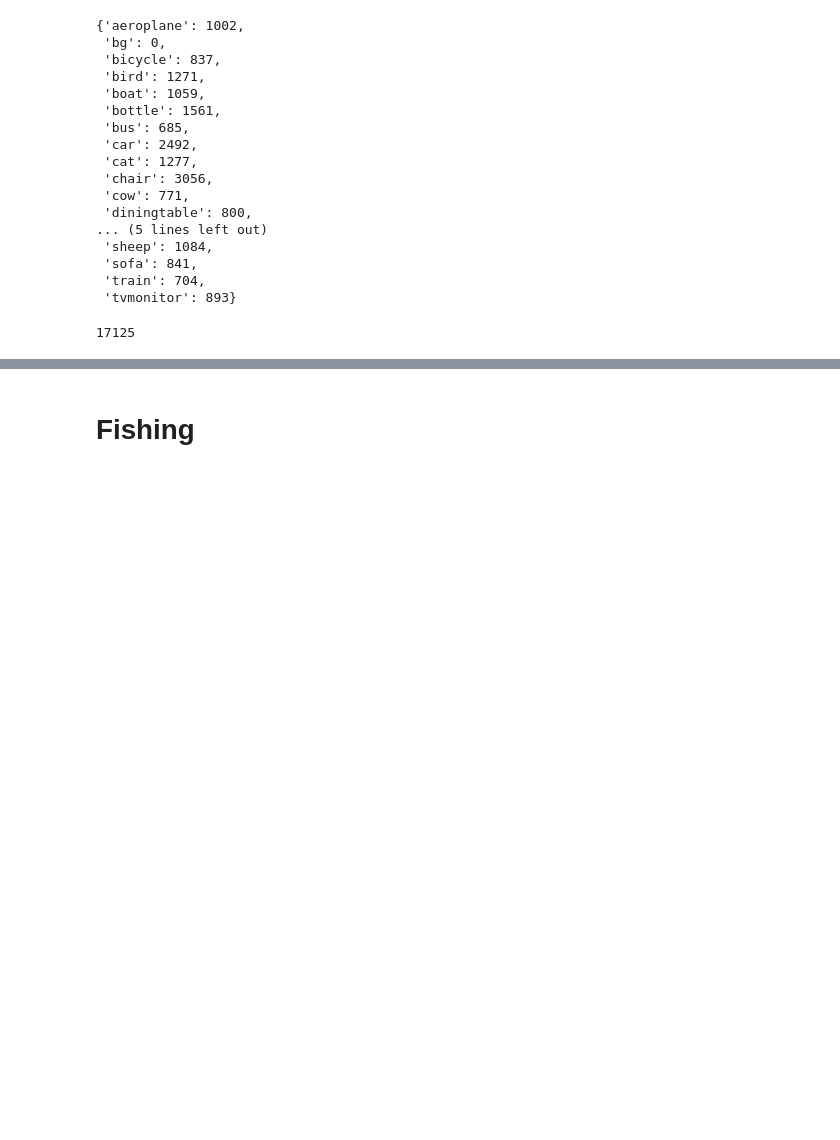
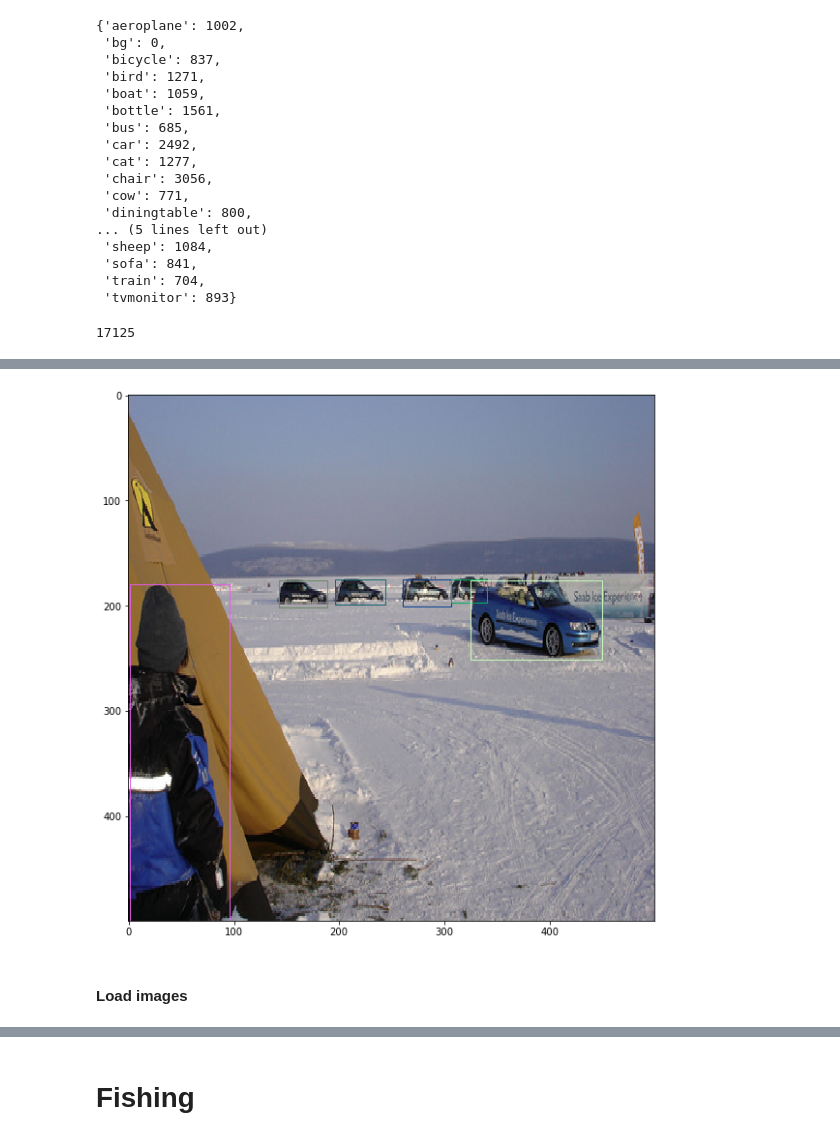
Before and after one commit to slavivanov/RCNNs, a Jupyter notebook: RCNN.ipynb, the cells around one changed output, grey strips where cells are left out. Drawn from its saved outputs; the diff is of its cells as text; code cells hidden in the pictures; blank space fills up the shorter version.

```diff
--- a/RCNN.ipynb
+++ b/RCNN.ipynb
@@ -26,4 +28,6 @@ importlib.reload(pascal_voc_reader)
 from IPython.core.debugger import Tracer
 
 %matplotlib inline
+# %%
+image_size = (500, 500)
 # %% [markdown]
@@ -114,0 +171,37 @@ torchvision.utils.da
+# %%
+def get_image_size(filename):
+    ''' Load an image and return its size. '''
+    return PIL.Image.open(filename).size
+
+
+def resize_bbox(bbox, original_size, new_size):
+    ''' Resize a single bbox. '''
+    output_width, output_height = new_size
+    img_width, img_height = original_size
+
+    # how much to scale each bbox dimension
+    img_scale_x = output_width / img_width
+    img_scale_y = output_height / img_height
+
+    # Scale bbox
+    bbox[0] *= img_scale_x
+    bbox[1] *= img_scale_y
+    bbox[2] *= img_scale_x
+    bbox[3] *= img_scale_y
+
+    return bbox
+
+
+def resize_bboxes(bboxes, image_filenames, new_size):
+    ''' Resize all bboxes. '''
+    # For all images
+    for index, filename in enumerate(image_filenames):
+        image_bboxes = bboxes[index]
+        image_size = get_image_size(filename)
+        # There might be multiple bboxes per image
+        for bbox in image_bboxes:
+            resize_bbox(bbox, image_size, new_size)
+    return bboxes
+
+
+resized_truth_boxes = resize_bboxes(truth_boxes, filenames, image_size)
@@ -114,0 +228,5 @@ torchvision.utils.da
+# %%
+img_index = 4
+display_image_regions(all_samples[img_index], resized_truth_boxes[img_index])
+# %% [output]
+[figure, added]
@@ -114,0 +240,2 @@ torchvision.utils.da
+# %% [markdown]
+#### Load images
```
Also changed, not shown: parts of 57 cells of this notebook, 3 other files.
